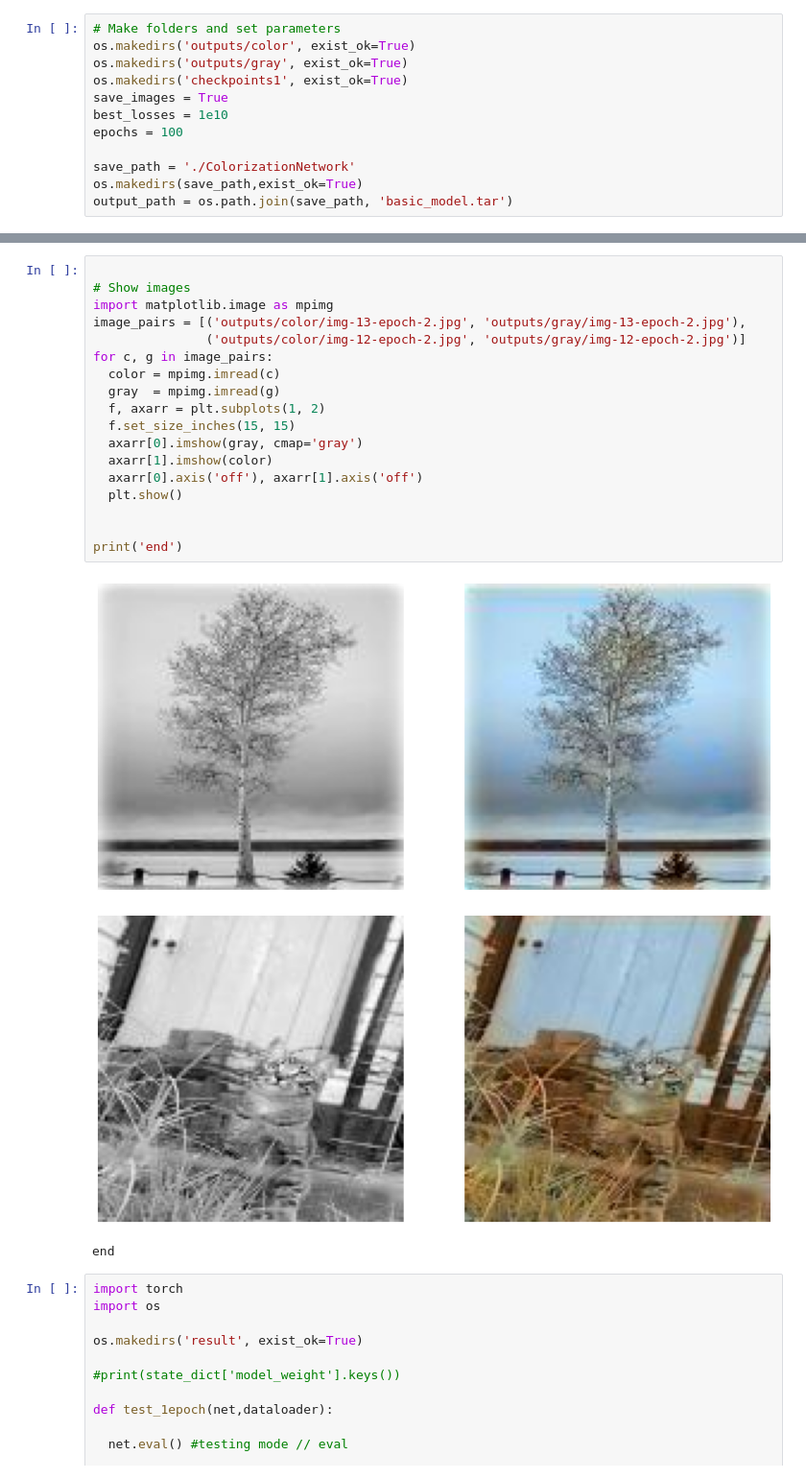
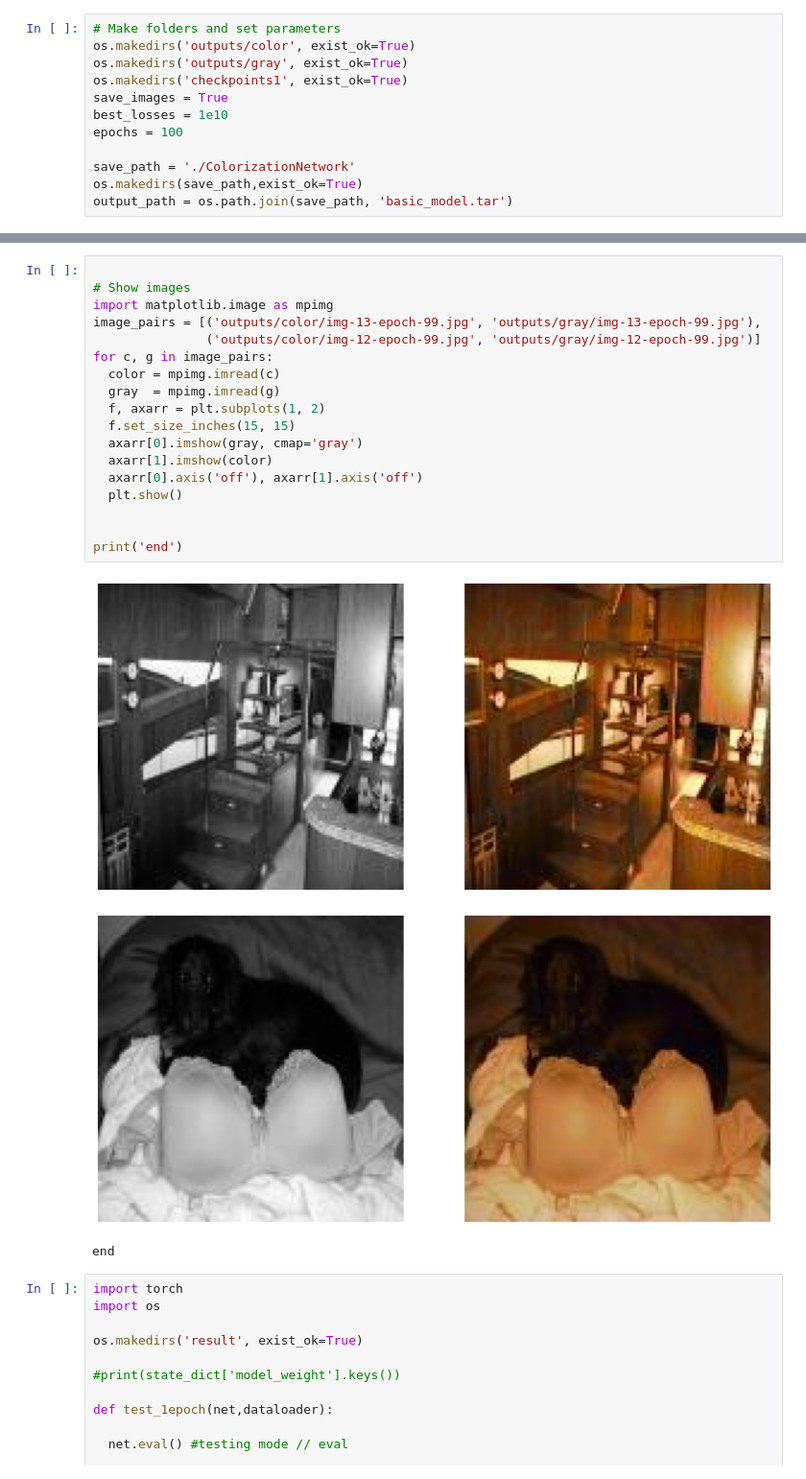
Before and after one commit to Seyiul/ConvNet-Challenge-Colorization, a Jupyter notebook: Challenge_Colorization.ipynb, the cells around one changed output, grey strips where cells are left out. Shown at 96% size. Cells and saved outputs as stored; diff of their text form.

```diff
--- a/Challenge_Colorization.ipynb
+++ b/Challenge_Colorization.ipynb
@@ -518,24 +547,24 @@ Finished validation.
 # %%
 
 # Show images
 import matplotlib.image as mpimg
-image_pairs = [('outputs/color/img-13-epoch-2.jpg', 'outputs/gray/img-13-epoch-2.jpg'),
-               ('outputs/color/img-12-epoch-2.jpg', 'outputs/gray/img-12-epoch-2.jpg')]
+image_pairs = [('outputs/color/img-13-epoch-99.jpg', 'outputs/gray/img-13-epoch-99.jpg'),
+               ('outputs/color/img-12-epoch-99.jpg', 'outputs/gray/img-12-epoch-99.jpg')]
 for c, g in image_pairs:
   color = mpimg.imread(c)
   gray  = mpimg.imread(g)
   f, axarr = plt.subplots(1, 2)
   f.set_size_inches(15, 15)
   axarr[0].imshow(gray, cmap='gray')
   axarr[1].imshow(color)
   axarr[0].axis('off'), axarr[1].axis('off')
   plt.show()
 
 
 print('end')
 # %% [output]
-[figure, old version]
+[figure, new version]
-[figure, old version]
+[figure, new version]
 end
 # %%
 import torch
```
Also changed, not shown: parts of 4 cells of this notebook.
